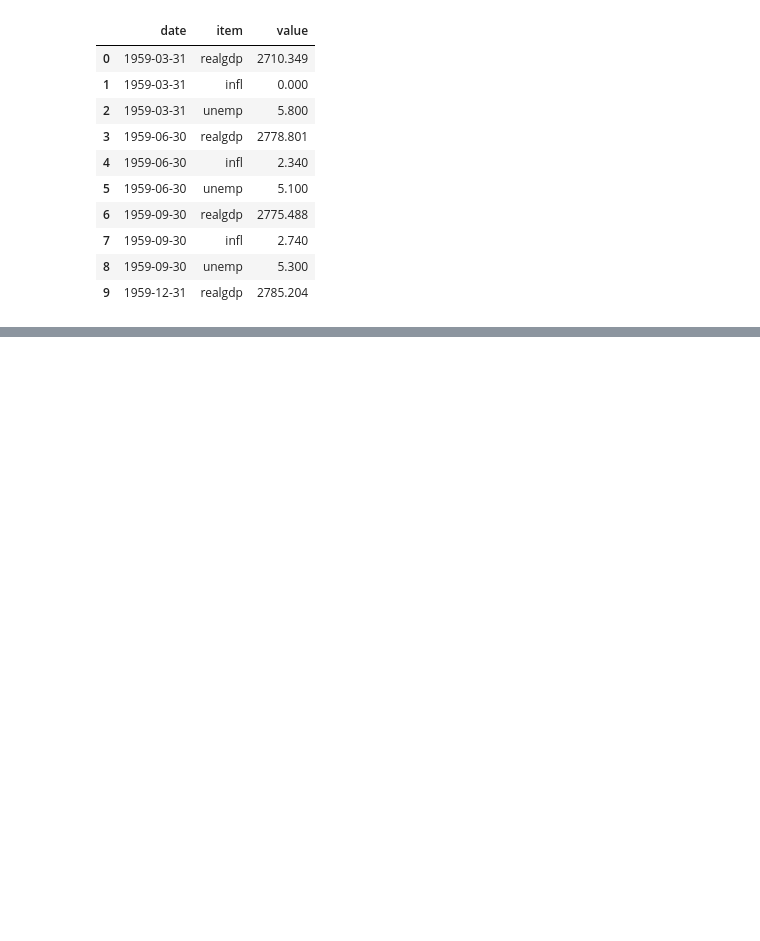
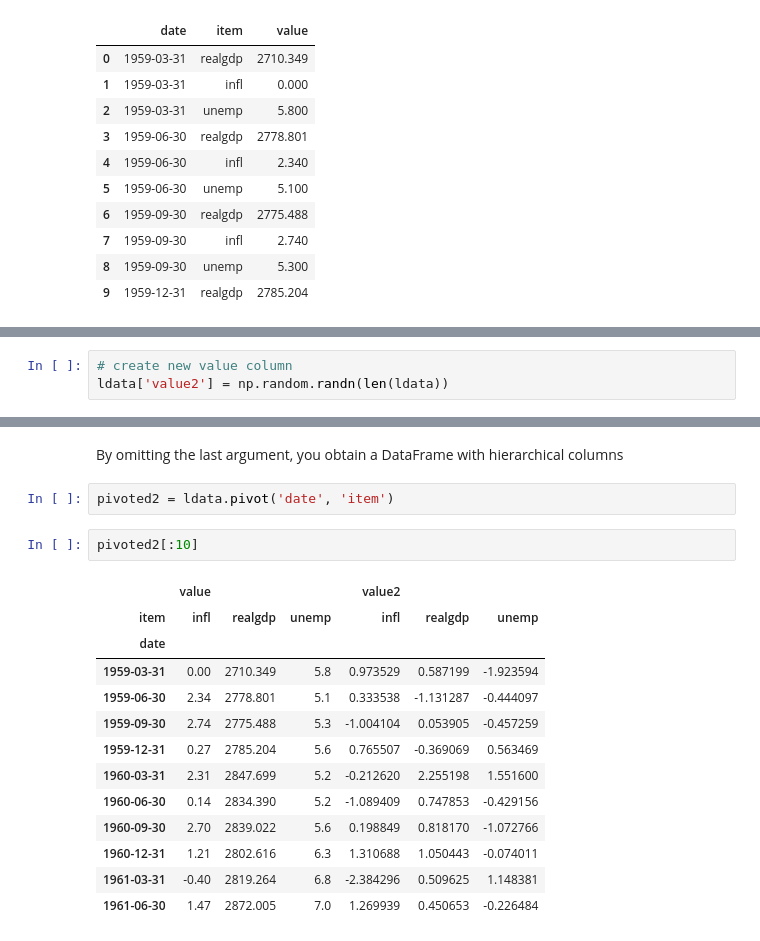
Before and after one commit to rerwin21/python_for_data_analysis, a Jupyter notebook: chap_7.ipynb, the cells around one changed output, grey strips where cells are left out. Saved outputs shown, nothing was run; the diff lists cells and outputs as text; blank space fills up the shorter version.

Commit message:
up to replacing values

```diff
--- a/chap_7.ipynb
+++ b/chap_7.ipynb
@@ -1033,0 +1050,3 @@ ldata[:10]
+# %%
+# create new value column
+ldata['value2'] = np.random.randn(len(ldata))
@@ -1033,0 +1067,20 @@ ldata[:10]
+# %% [markdown]
+By omitting the last argument, you obtain a DataFrame with hierarchical columns
+# %%
+pivoted2 = ldata.pivot('date', 'item')
+# %%
+pivoted2[:10]
+# %% [output]
+|  | value |  |  | value2 |  |  |
+| item | infl | realgdp | unemp | infl | realgdp | unemp |
+| date |  |  |  |  |  |  |
+| 1959-03-31 | 0.00 | 2710.349 | 5.8 | 0.973529 | 0.587199 | -1.923594 |
+| 1959-06-30 | 2.34 | 2778.801 | 5.1 | 0.333538 | -1.131287 | -0.444097 |
+| 1959-09-30 | 2.74 | 2775.488 | 5.3 | -1.004104 | 0.053905 | -0.457259 |
+| 1959-12-31 | 0.27 | 2785.204 | 5.6 | 0.765507 | -0.369069 | 0.563469 |
+| 1960-03-31 | 2.31 | 2847.699 | 5.2 | -0.212620 | 2.255198 | 1.551600 |
+| 1960-06-30 | 0.14 | 2834.390 | 5.2 | -1.089409 | 0.747853 | -0.429156 |
+| 1960-09-30 | 2.70 | 2839.022 | 5.6 | 0.198849 | 0.818170 | -1.072766 |
+| 1960-12-31 | 1.21 | 2802.616 | 6.3 | 1.310688 | 1.050443 | -0.074011 |
+| 1961-03-31 | -0.40 | 2819.264 | 6.8 | -2.384296 | 0.509625 | 1.148381 |
+| 1961-06-30 | 1.47 | 2872.005 | 7.0 | 1.269939 | 0.450653 | -0.226484 |
```
Also changed, not shown: parts of 32 cells of this notebook.
